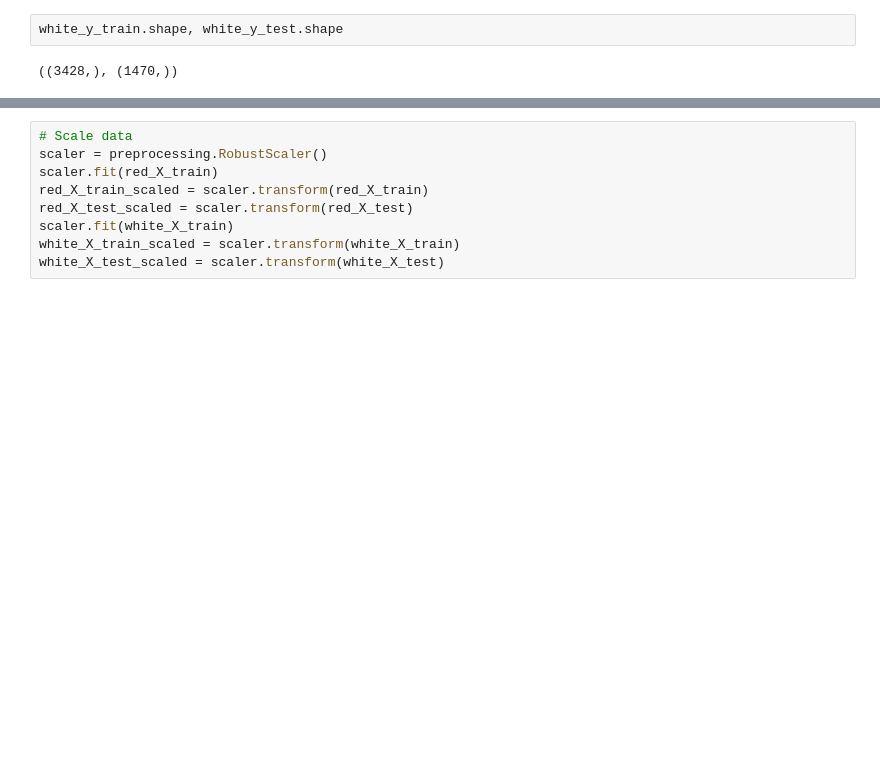
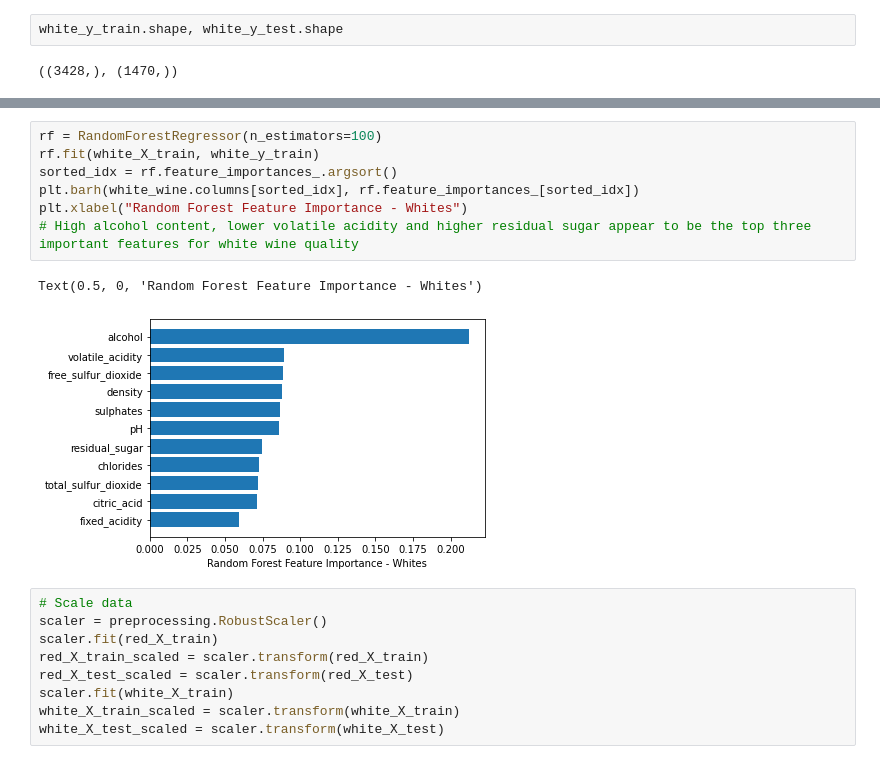
Before and after one commit to delwester/Springboard, a Jupyter notebook: Capstone2/Capstone 2 Preprocessing and Training.ipynb, the cells around one changed output, grey strips where cells are left out. Drawn from its saved outputs; the diff is of its cells as text; blank space fills up the shorter version.

```diff
--- a/Capstone2/Capstone 2 Preprocessing and Training.ipynb
+++ b/Capstone2/Capstone 2 Preprocessing and Training.ipynb
@@ -102,3 +109,13 @@ white_y_train.shape, white_y_test.shape
+# %%
+rf = RandomForestRegressor(n_estimators=100)
+rf.fit(white_X_train, white_y_train)
+sorted_idx = rf.feature_importances_.argsort()
+plt.barh(white_wine.columns[sorted_idx], rf.feature_importances_[sorted_idx])
+plt.xlabel("Random Forest Feature Importance - Whites")
+# High alcohol content, lower volatile acidity and higher residual sugar appear to be the top three important features for white wine quality
+# %% [output]
+Text(0.5, 0, 'Random Forest Feature Importance - Whites')
+[figure, added]
 # %%
 # Scale data
 scaler = preprocessing.RobustScaler()
```
Also changed, not shown: parts of 2 cells of this notebook.
